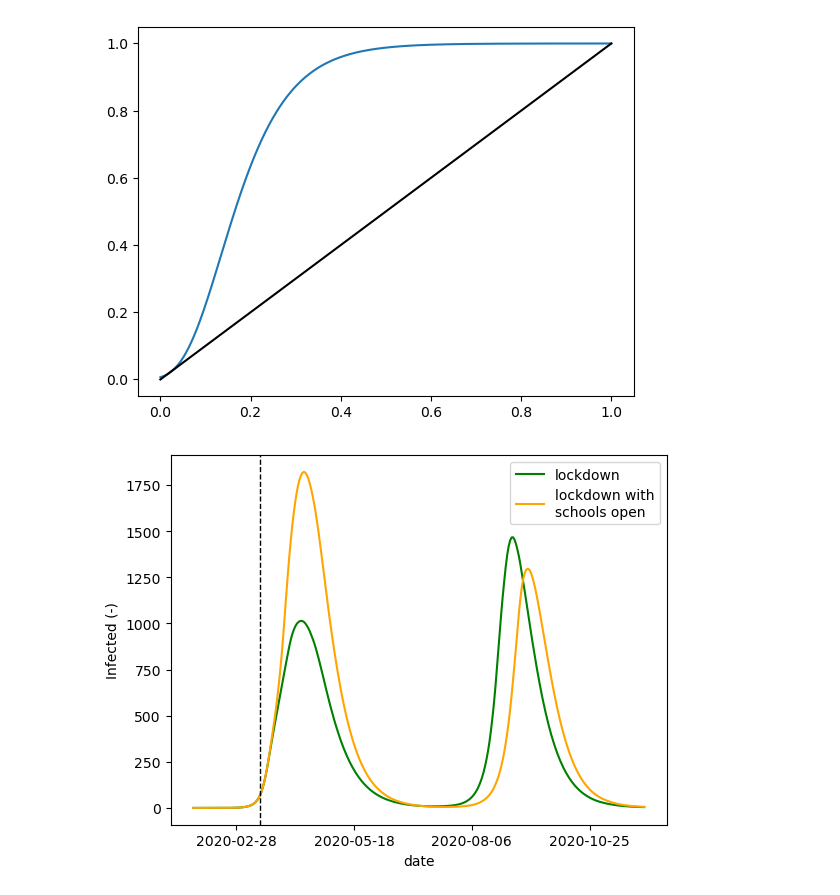
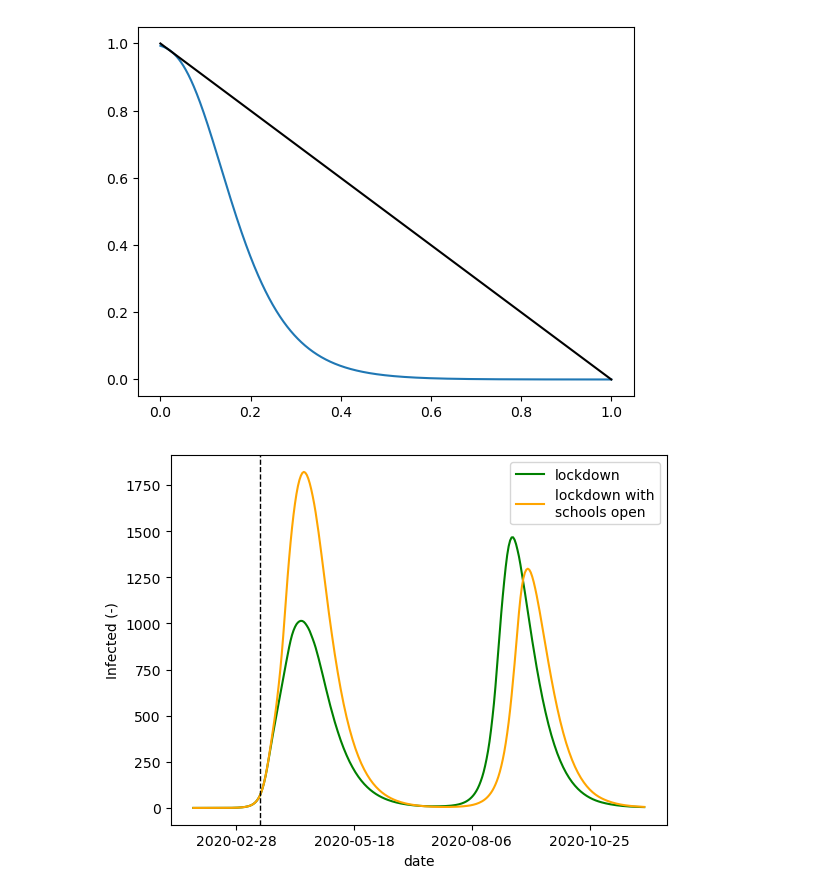
Before and after one commit to twallema/pyIEEM, a Jupyter notebook: notebooks/scratch-SIR-recurrent-mobility.ipynb, the cells around one changed output. Saved outputs shown, nothing was run; the diff lists cells and outputs as text; code cells hidden in the pictures.

```diff
--- a/notebooks/scratch-SIR-recurrent-mobility.ipynb
+++ b/notebooks/scratch-SIR-recurrent-mobility.ipynb
@@ -16,21 +54,21 @@ age_classes = pd.IntervalIndex.from_tuples([(0,5),(5,10),(10,15),(15,20),(20,25)
 # %%
 # parameters
 alpha = 5
 beta = 12
 # model
 x = np.linspace(0,1,1001)
-y = np.exp(-alpha*np.exp(-beta*x))
+y = 1-np.exp(-alpha*np.exp(-beta*x))
 
 # visualize
 fig,ax=plt.subplots()
 ax.plot(x, y)
-ax.plot(x, x, color='black')
+ax.plot(x, 1-x, color='black')
 #ax.set_xlim([0,1])
 #ax.set_ylim([0,1])
 plt.show()
 plt.close()
 # %% [output]
-[figure, old version]
+[figure, new version]
 # %%
 simulation_start = '2020-01-30'
 model = initialize_model(country, age_classes, spatial, simulation_start, contact_type='absolute_contacts')
```
Also changed, not shown: parts of 2 cells of this notebook.
